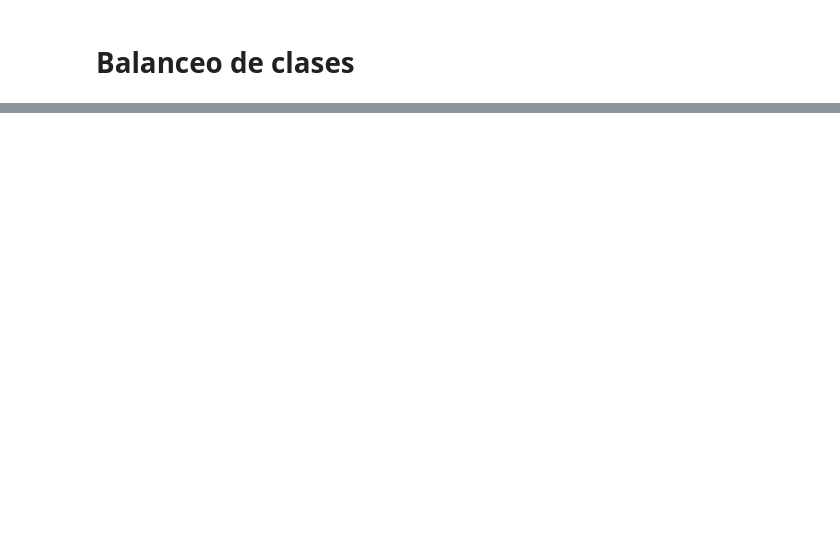
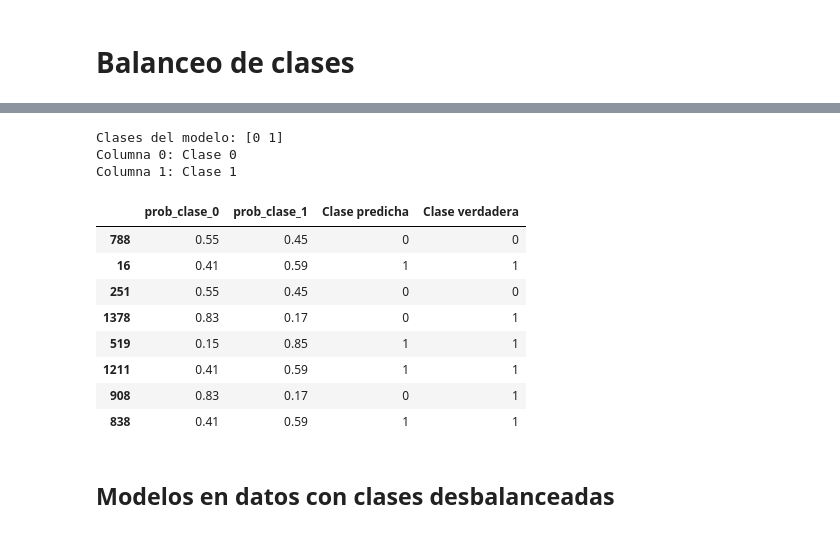
Before and after one commit to luiscxz/PYME, a Jupyter notebook: Prueba técnica.ipynb, the cells around one changed output, grey strips where cells are left out. Drawn from its saved outputs; the diff is of its cells as text; code cells hidden in the pictures; blank space fills up the shorter version.

Commit message:
Modelado terminado

```diff
--- a/Prueba técnica.ipynb
+++ b/Prueba técnica.ipynb
@@ -1384,0 +2224,18 @@ Index(['id_cliente', 'antiguedad_empresa_anos', 'ingresos_anuales_mxn',
+# %%
+# Filtrar las características seleccionadas
+X_train_selected = X_train[selected_features]
+X_test_selected = X_test[selected_features]
+model_selected = DecisionTreeClassifier(**parameters)
+model_selected.fit(X_train_selected, Y_train)
+
+y_pred_reduced2 = model_selected.predict(X_test_selected )
+
+# 2. CÁLCULO DE MÉTRICAS INDIVIDUALES
+f1 = f1_score(Y_test, y_pred_reduced2, pos_label=1)  # pos_label=1 para "no paga"
+precision = precision_score(Y_test, y_pred_reduced2, pos_label=1)
+recall = recall_score(Y_test, y_pred_reduced2, pos_label=1)
+
+print("=== MÉTRICAS DEL MODELO ===")
+print(f"F1-Score: {f1:.4f}")
+print(f"Precisión: {precision:.4f}")
+print(f"Recall: {recall:.4f}")
@@ -1384,0 +2302,31 @@ Index(['id_cliente', 'antiguedad_empresa_anos', 'ingresos_anuales_mxn',
+# %%
+print("Clases del modelo:", model_selected.classes_)
+# Ver el orden específico
+for i, clase in enumerate(model_selected.classes_):
+    print(f"Columna {i}: Clase {clase}")
+# %% [output]
+Clases del modelo: [0 1]
+Columna 0: Clase 0
+Columna 1: Clase 1
+# %%
+y_proba_clas_bal = model_selected.predict_proba(X_test_selected)
+
+# Convertir a DataFrame para mejor manejo
+proba_df_clas_bal = pd.DataFrame(y_proba_clas_bal,
+                       columns=['prob_clase_0', 'prob_clase_1'],
+                       index=X_test_selected.index)
+proba_df_clas_bal['Clase predicha'] = model_selected.predict(X_test_selected)
+proba_df_clas_bal['Clase verdadera'] = Y_test
+proba_df_clas_bal.head(8)
+# %% [output]
+|  | prob_clase_0 | prob_clase_1 | Clase predicha | Clase verdadera |
+| 788 | 0.55 | 0.45 | 0 | 0 |
+| 16 | 0.41 | 0.59 | 1 | 1 |
+| 251 | 0.55 | 0.45 | 0 | 0 |
+| 1378 | 0.83 | 0.17 | 0 | 1 |
+| 519 | 0.15 | 0.85 | 1 | 1 |
+| 1211 | 0.41 | 0.59 | 1 | 1 |
+| 908 | 0.83 | 0.17 | 0 | 1 |
+| 838 | 0.41 | 0.59 | 1 | 1 |
+# %% [markdown]
+## Modelos en datos con clases desbalanceadas
```
Also changed, not shown: parts of 78 cells of this notebook.
